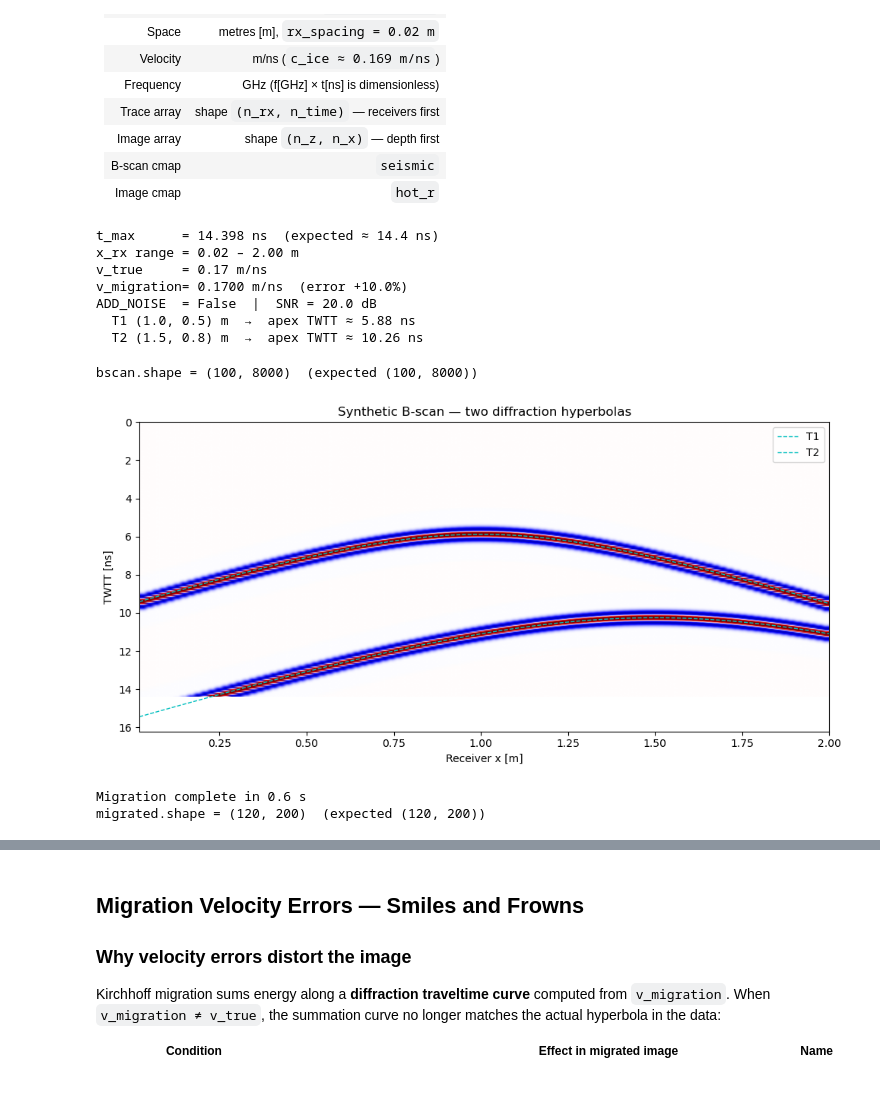
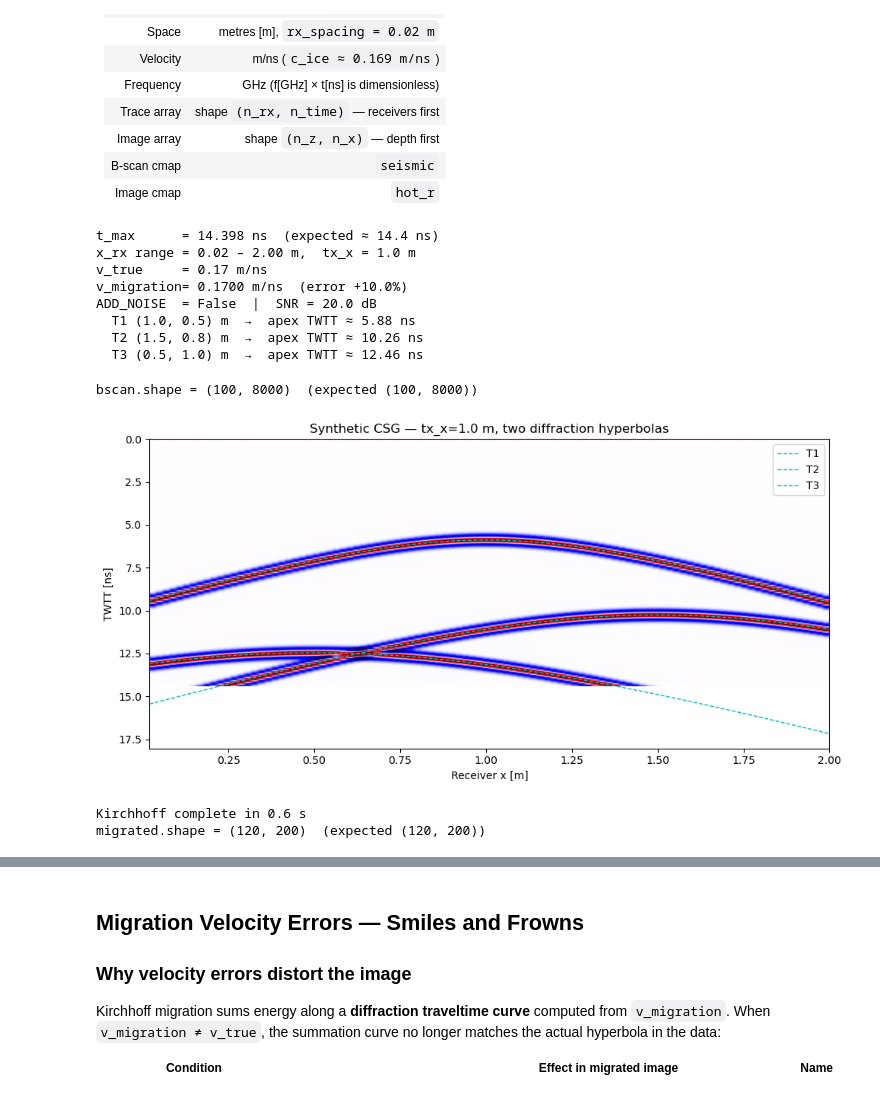
Before and after one commit to ConnervanK/Thesiss, a Jupyter notebook: TimeLapse_Notebooks/Migration_Playground.ipynb, the cells around one changed output, grey strips where cells are left out. Saved outputs shown, nothing was run; the diff lists cells and outputs as text; code cells hidden in the pictures.

Commit message:
Added Common Shot Gather Kirchhoff and Phase-Shift Migration in migration trial

```diff
--- a/TimeLapse_Notebooks/Migration_Playground.ipynb
+++ b/TimeLapse_Notebooks/Migration_Playground.ipynb
@@ -37,7 +37,7 @@ import matplotlib.pyplot as plt
 from scipy.signal import hilbert
 import time
 
-# ── Acquisition geometry ──────────────────────────────────────────────────
+# ── Acquisition geometry  (CSG: fixed source, moving receivers) ───────────
 tx_x       = 1.0          # transmitter at centre of spread [m]
 n_rx       = 100
 rx_start   = 0.02
@@ -57,6 +57,7 @@ f_central = 1.5     # [GHz]   1.5 GHz GPR source
 targets = [
     {'x': 1.0, 'z': 0.5, 'label': 'T1'},
     {'x': 1.5, 'z': 0.8, 'label': 'T2'},
+    {'x': 0.5, 'z': 1.0, 'label': 'T3'},
 ]
 
 # ── Migration image grid ─────────────────────────────────────────────────
@@ -74,22 +75,23 @@ v_migration = v_true * (1.0 + VELOCITY_ERROR_PCT / 100.0) if USE_VELOCITY_ERROR
 
 # ── Confirm parameters ───────────────────────────────────────────────────
 print(f't_max      = {time_ns[-1]:.3f} ns  (expected ≈ 14.4 ns)')
-print(f'x_rx range = {rx_pos[0]:.2f} – {rx_pos[-1]:.2f} m')
+print(f'x_rx range = {rx_pos[0]:.2f} – {rx_pos[-1]:.2f} m,  tx_x = {tx_x} m')
 print(f'v_true     = {v_true} m/ns')
 print(f'v_migration= {v_migration:.4f} m/ns  (error {VELOCITY_ERROR_PCT:+.1f}%)')
 print(f'ADD_NOISE  = {ADD_NOISE}  |  SNR = {NOISE_SNR_DB} dB')
 for t in targets:
-    r_tx = np.sqrt((t['x'] - tx_x)**2 + t['z']**2)
+    r_tx  = np.sqrt((t['x'] - tx_x)**2 + t['z']**2)
     t_apex = (r_tx + t['z']) / v_true
     print(f"  {t['label']} ({t['x']}, {t['z']}) m  →  apex TWTT ≈ {t_apex:.2f} ns")
 # %% [output]
 t_max      = 14.398 ns  (expected ≈ 14.4 ns)
-x_rx range = 0.02 – 2.00 m
+x_rx range = 0.02 – 2.00 m,  tx_x = 1.0 m
 v_true     = 0.17 m/ns
 v_migration= 0.1700 m/ns  (error +10.0%)
 ADD_NOISE  = False  |  SNR = 20.0 dB
   T1 (1.0, 0.5) m  →  apex TWTT ≈ 5.88 ns
   T2 (1.5, 0.8) m  →  apex TWTT ≈ 10.26 ns
+  T3 (0.5, 1.0) m  →  apex TWTT ≈ 12.46 ns
 # %%
 # ── Ricker wavelet ────────────────────────────────────────────────────────
 def ricker_wavelet(t_ns, t0_ns, f_ghz):
@@ -99,15 +101,15 @@ def ricker_wavelet(t_ns, t0_ns, f_ghz):
     return (1.0 - 2.0 * u) * np.exp(-u)
 
 
-# ── Synthetic B-scan ──────────────────────────────────────────────────────
+# ── Synthetic CSG B-scan ──────────────────────────────────────────────────
 def make_synthetic_bscan(time_ns, tx_x, rx_pos, targets, v_mns, f_ghz,
                           add_noise=False, snr_db=20.0):
-    '''Build a (n_rx, n_time) synthetic CSG with Ricker-wavelet reflections.
+    '''Build a (n_rx, n_time) CSG with fixed source at tx_x.
 
     For each scatterer at (x_s, z_s) and each receiver x_r:
-        r_tx = sqrt((x_s - tx_x)^2 + z_s^2)          [m]
-        r_rx = sqrt((x_s - rx_pos)^2 + z_s^2)         (n_rx,) [m]
-        t_arrival = (r_tx + r_rx) / v_mns             (n_rx,) [ns]
+        r_tx = sqrt((x_s - tx_x)^2 + z_s^2)    [m]  (fixed per scatterer)
+        r_rx = sqrt((x_s - x_r)^2 + z_s^2)     (n_rx,) [m]
+        t_arrival = (r_tx + r_rx) / v_mns       (n_rx,) [ns]
     '''
     n_rx   = len(rx_pos)
     n_time = len(time_ns)
@@ -126,100 +128,85 @@ def make_synthetic_bscan(time_ns, tx_x, rx_pos, targets, v_mns, f_ghz,
         sig_rms   = np.sqrt(np.mean(bscan**2))
         noise_rms = sig_rms / (10.0 ** (snr_db / 20.0))
         bscan    += rng.normal(0.0, noise_rms, bscan.shape)
 
-    # normalise to peak amplitude 1
     peak = np.max(np.abs(bscan))
     if peak > 0:
         bscan /= peak
     return bscan
 
 
 # ── Generate and preview ──────────────────────────────────────────────────
-bscan = make_synthetic_bscan(time_ns, tx_x, rx_pos, targets,
-                              v_true, f_central,
+bscan = make_synthetic_bscan(time_ns, tx_x, rx_pos, targets, v_true, f_central,
                               add_noise=ADD_NOISE, snr_db=NOISE_SNR_DB)
 print(f'bscan.shape = {bscan.shape}  (expected (100, 8000))')
 
 p98   = np.percentile(np.abs(bscan), 98)
 fig, ax = plt.subplots(figsize=(10, 5))
 ax.imshow(bscan.T, aspect='auto', cmap='seismic',
           vmin=-p98, vmax=p98,
           extent=[rx_pos[0], rx_pos[-1], time_ns[-1], time_ns[0]],
           origin='upper')
 for tgt in targets:
-    r_tx = np.sqrt((tgt['x'] - tx_x)**2 + tgt['z']**2)
-    r_rx = np.sqrt((tgt['x'] - rx_pos)**2 + tgt['z']**2)
+    r_tx  = np.sqrt((tgt['x'] - tx_x)**2 + tgt['z']**2)
+    r_rx  = np.sqrt((tgt['x'] - rx_pos)**2 + tgt['z']**2)
     t_hyp = (r_tx + r_rx) / v_true
     ax.plot(rx_pos, t_hyp, 'c--', lw=1.0, label=tgt['label'])
 ax.set_xlabel('Receiver x [m]')
 ax.set_ylabel('TWTT [ns]')
-ax.set_title('Synthetic B-scan — two diffraction hyperbolas')
+ax.set_title(f'Synthetic CSG — tx_x={tx_x} m, two diffraction hyperbolas')
 ax.legend(loc='upper right')
 plt.tight_layout()
 plt.show()
 # %% [output]
 bscan.shape = (100, 8000)  (expected (100, 8000))
-[figure, old version]
+[figure, new version]
 # %%
-# ── Kirchhoff PSTM ────────────────────────────────────────────────────────
+# ── Kirchhoff CSG migration ───────────────────────────────────────────────
 def kirchhoff_pstm(bscan, time_ns, tx_x, rx_pos, v_mns, x_img, z_img,
                    max_angle_deg=70.0, apply_obliquity=True):
-    '''Kirchhoff prestack time migration.  Returns image shape (n_z, n_x).
+    '''Kirchhoff prestack time migration for a CSG.  Returns image (n_z, n_x).
 
-    Outer loop: (iz, ix) — 24 000 Python iterations.
-    Inner op  : fully vectorised over n_rx=100 receivers (numpy fancy index).
-    Aperture  : cos(theta) >= cos(max_angle_deg) mutes near-horizontal energy.
-    Obliquity : w = 0.5*(cos_tx + cos_rx) — standard Kirchhoff correction.
+    t_sum = (r_tx + r_rx) / v_mns  (source-to-reflector + reflector-to-receiver)
+    Obliquity: w = 0.5*(cos_tx + cos_rx)
     '''
     dt_ns   = time_ns[1] - time_ns[0]
     n_time  = len(time_ns)
     n_rx    = len(rx_pos)
-    n_z     = len(z_img)
-    n_x     = len(x_img)
     cos_max = np.cos(np.radians(max_angle_deg))
     rx_idx  = np.arange(n_rx, dtype=np.int32)
 
-    image = np.zeros((n_z, n_x))
+    image = np.zeros((len(z_img), len(x_img)))
 
     t0_perf = time.perf_counter()
     for iz, z_out in enumerate(z_img):
         for ix, x_out in enumerate(x_img):
-            # travel times
             r_tx  = np.sqrt((x_out - tx_x)**2 + z_out**2)          # scalar
             r_rx  = np.sqrt((x_out - rx_pos)**2 + z_out**2)         # (n_rx,)
             t_sum = (r_tx + r_rx) / v_mns                           # (n_rx,) [ns]
 
-            # sample indices (nearest-neighbour)
-            t_idx = np.round((t_sum - time_ns[0]) / dt_ns).astype(np.int32)
-
-            # aperture mute
-            cos_tx  = z_out / r_tx if r_tx > 0 else 0.0
-            cos_rx  = z_out / r_rx                                   # (n_rx,)
-            valid   = (t_idx >= 0) & (t_idx < n_time) & (cos_rx >= cos_max)
+            t_idx  = np.round((t_sum - time_ns[0]) / dt_ns).astype(np.int32)
+            cos_tx = z_out / r_tx if r_tx > 0 else 0.0
+            cos_rx = z_out / r_rx
+            valid  = (t_idx >= 0) & (t_idx < n_time) & (cos_rx >= cos_max)
 
             if not valid.any():
                 continue
 
-            # gather amplitudes
-            amps = bscan[rx_idx[valid], t_idx[valid]]               # (n_valid,)
-
+            amps = bscan[rx_idx[valid], t_idx[valid]]
             if apply_obliquity:
-                w = 0.5 * (cos_tx + cos_rx[valid])
-                image[iz, ix] = np.sum(w * amps)
+                image[iz, ix] = np.sum(0.5 * (cos_tx + cos_rx[valid]) * amps)
             else:
                 image[iz, ix] = np.sum(amps)
 
     elapsed = time.perf_counter() - t0_perf
-    print(f'Migration complete in {elapsed:.1f} s')
+    print(f'Kirchhoff complete in {elapsed:.1f} s')
     return image
 
 
-# ── Run migration ─────────────────────────────────────────────────────────
-migrated = kirchhoff_pstm(bscan, time_ns, tx_x, rx_pos, v_migration,
-                           x_img, z_img)
+migrated = kirchhoff_pstm(bscan, time_ns, tx_x, rx_pos, v_migration, x_img, z_img)
 print(f'migrated.shape = {migrated.shape}  (expected (120, 200))')
 # %% [output]
-Migration complete in 0.6 s
+Kirchhoff complete in 0.6 s
 migrated.shape = (120, 200)  (expected (120, 200))
 # %%
 # ── Focusing quality metric ───────────────────────────────────────────────
```
Also changed, not shown: parts of 7 cells of this notebook.
